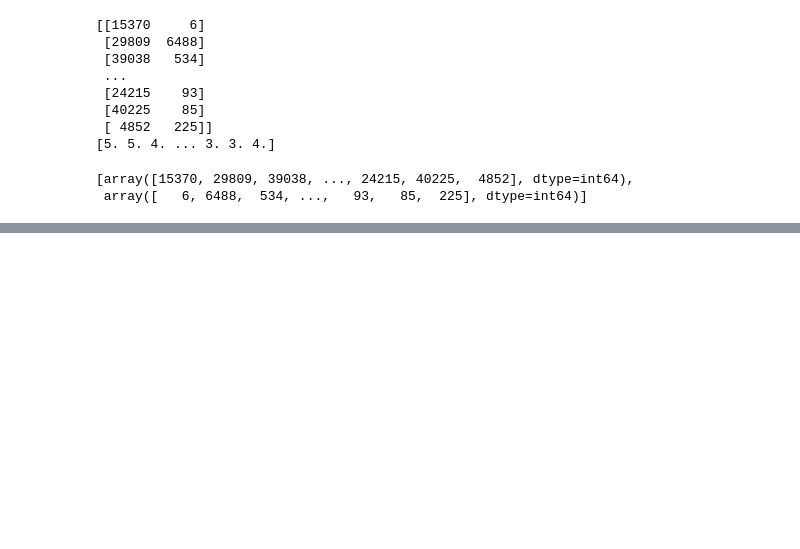
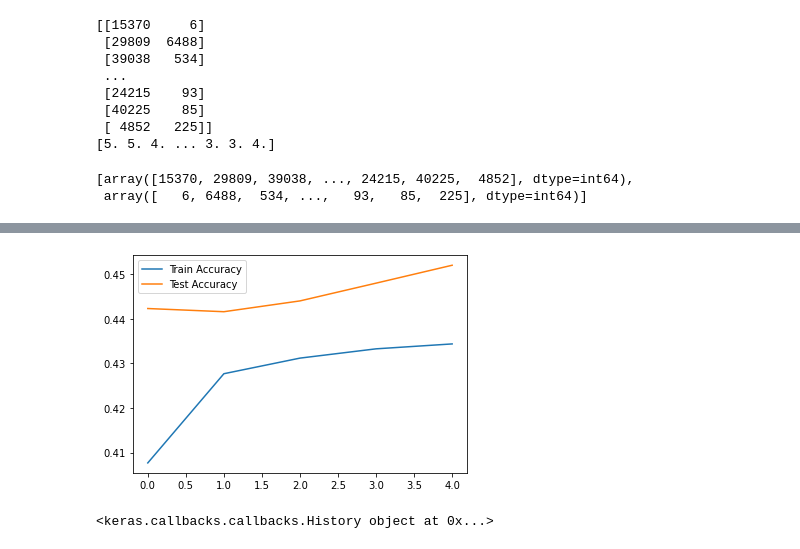
Before and after one commit to JuanDelAguila/find-a-book, a Jupyter notebook: algo.ipynb, the cells around one changed output, grey strips where cells are left out. Saved outputs shown, nothing was run; the diff lists cells and outputs as text; code cells hidden in the pictures; blank space fills up the shorter version.

Commit message:
finished first training attempt

```diff
--- a/algo.ipynb
+++ b/algo.ipynb
@@ -240,7 +240,7 @@ adjOutput = Lambda(lambda rating : rating * (maxRating - minRating) + minRating)
 
 model = Model (inputs = [userInput, bookInput], outputs = adjOutput)
 opt = Adam (lr=0.001)
-model.compile(loss='mean_squared_error', optimizer = opt)
+model.compile(loss='mean_squared_error', optimizer = opt, metrics = ['accuracy'])
 
 model.summary()
 # %% [output]
@@ -264,6 +264,6 @@ ________________________________________________________________________________
 # %%
 # Train the model
 
-history = model.fit(x_train, y_train, batch_size = 64, epochs = 5, verbose = 1,
+history = model.fit(x_train, y_train, batch_size = 256, epochs = 5, verbose = 1,
                     validation_data = (x_test, y_test))
 # %% [output]
@@ -270,0 +281,16 @@ Epoch 1/5
+# %%
+import matplotlib.pyplot as plt
+
+accuracy = history.history['accuracy']
+val_accuracy = history.history['val_accuracy']
+
+plt.plot(accuracy, label = "Train Accuracy")
+plt.plot(val_accuracy, label = "Test Accuracy")
+plt.legend()
+plt.show()
+# %% [output]
+[figure, added]
+# %%
+print(history)
+# %% [output]
+<keras.callbacks.callbacks.History object at 0x...>
```
Also changed, not shown: parts of 2 cells of this notebook.
